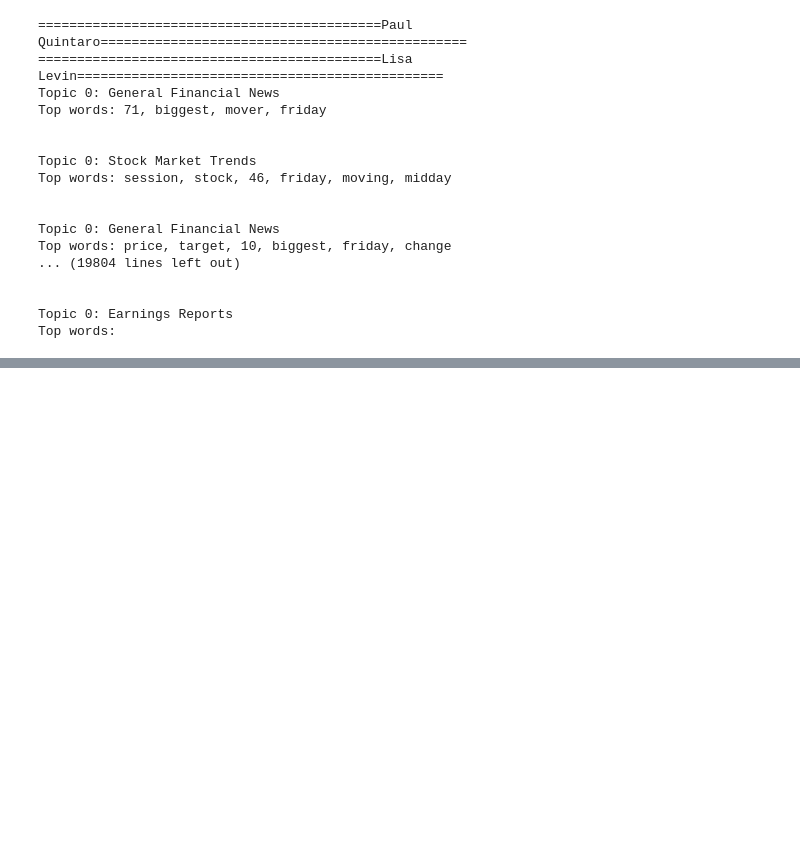
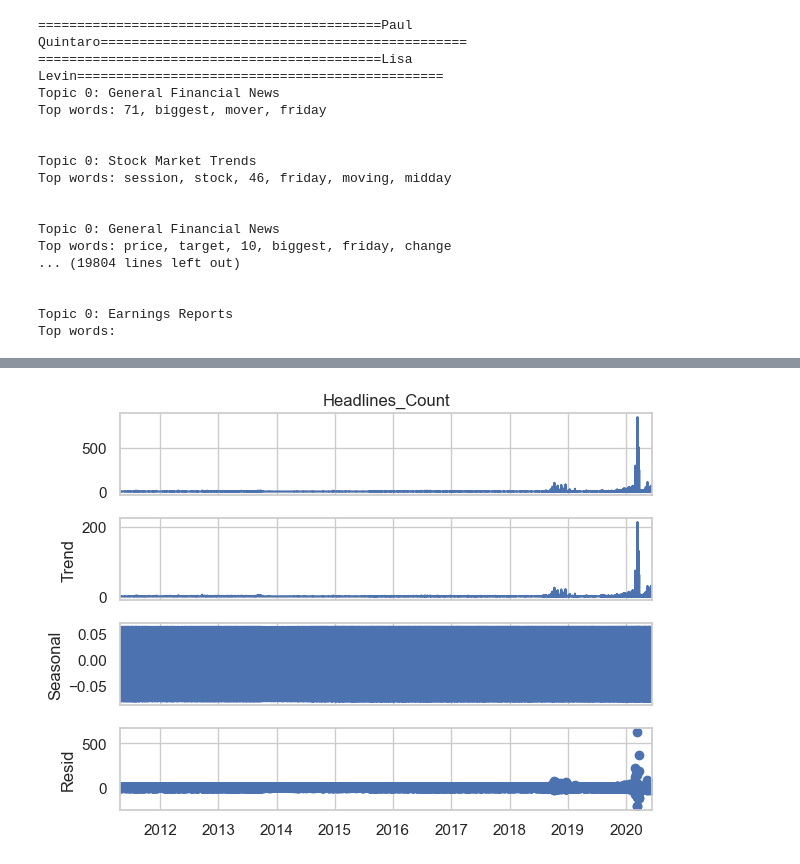
Before and after one commit to 5urafel/Nova-Financial-Solutions, a Jupyter notebook: notebook/sentiment_analysis.ipynb, the cells around one changed output, grey strips where cells are left out. Saved outputs shown, nothing was run; the diff lists cells and outputs as text; code cells hidden in the pictures; blank space fills up the shorter version.

Commit message:
Time Series Analysis
How does the publication frequency vary over time

```diff
--- a/notebook/sentiment_analysis.ipynb
+++ b/notebook/sentiment_analysis.ipynb
@@ -465,0 +468,11 @@ Top words:
+# %%
+ts_data=data_frame.copy()
+# %%
+# Count headlines per day
+daily_headlines = ts_data.groupby('date').size()
+
+# Create a DataFrame for time series analysis
+time_series_data = pd.DataFrame({'date': daily_headlines.index, 'Headlines_Count': daily_headlines.values})
+time_series_data.set_index('date', inplace=True)
+
+time_series_data.head(10)
@@ -465,0 +492,10 @@ Top words:
+# %%
+from statsmodels.tsa.seasonal import seasonal_decompose
+decomposition = seasonal_decompose(time_series_data['Headlines_Count'], model='additive', period=4)
+
+# plotting the components
+decomposition.plot()
+plt.tight_layout()
+plt.show()
+# %% [output]
+[figure, added]
```
Also changed, not shown: parts of 2 cells of this notebook.
